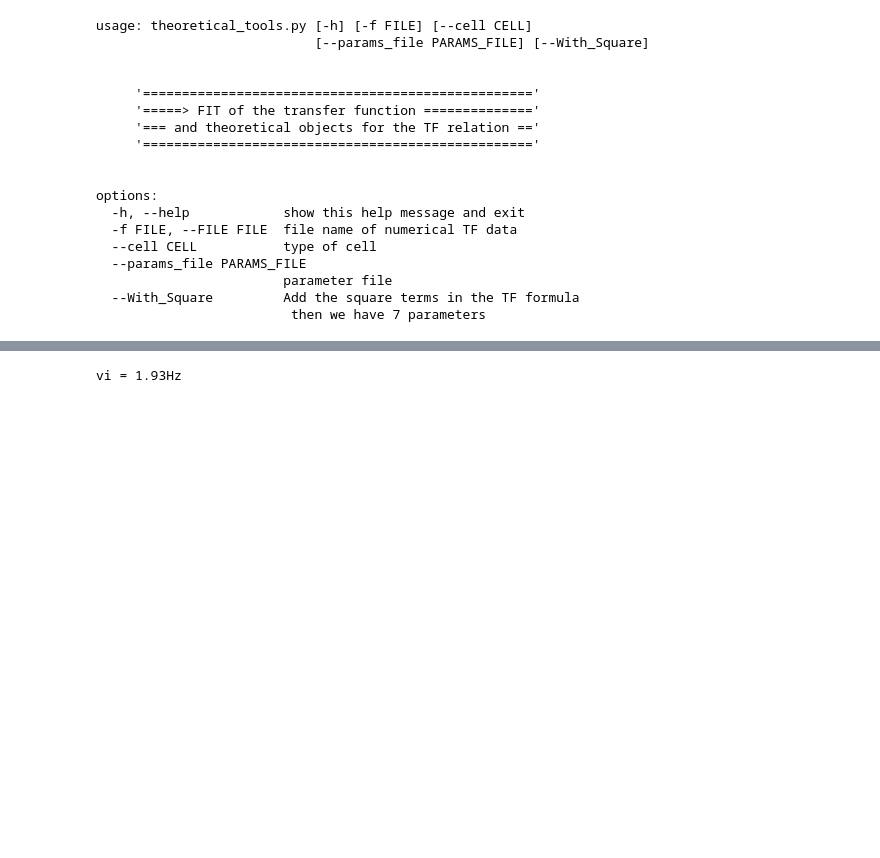
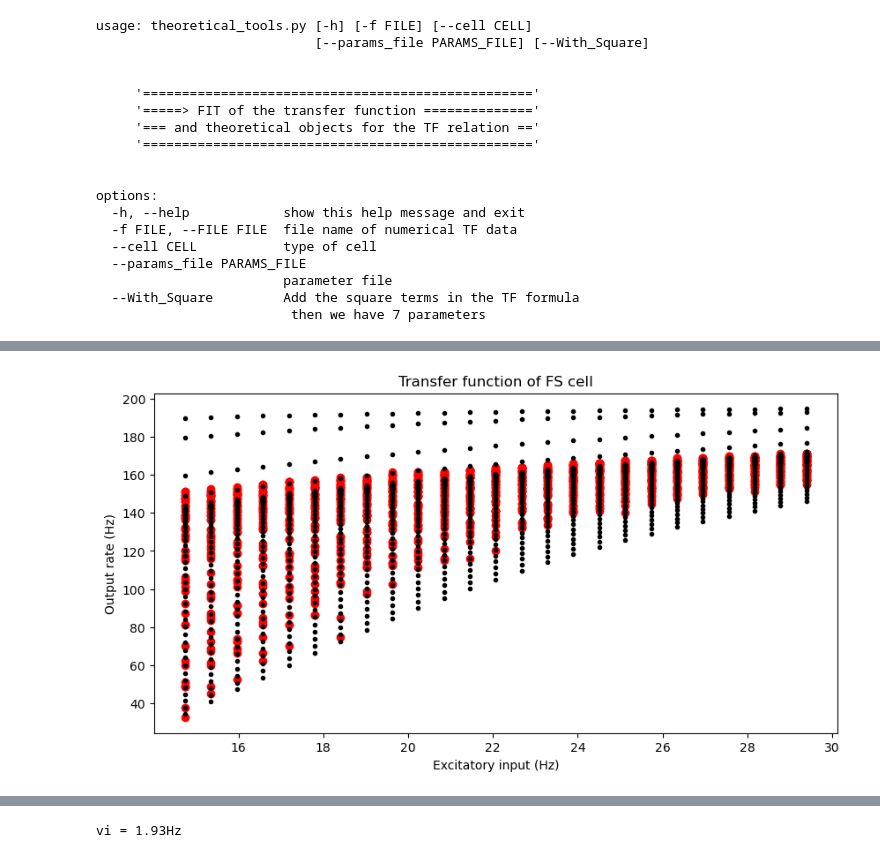
Before and after one commit to mariasacha/paper_pipeline_hub, a Jupyter notebook: whole_pipeline.ipynb, the cells around one changed output, grey strips where cells are left out. Saved outputs shown, nothing was run; the diff lists cells and outputs as text; code cells hidden in the pictures; blank space fills up the shorter version.

```diff
--- a/whole_pipeline.ipynb
+++ b/whole_pipeline.ipynb
@@ -391,0 +350,13 @@ array([        inf,         inf,         inf, ..., -0.03367133,
+# %%
+des_start = 0
+des_end = 30
+start = np.argmin(np.abs(vi - des_start))
+end = np.argmin(np.abs(vi - des_end))
+rid = range(start,end)
+
+
+des_start = 15
+des_end = 30
+start = np.argmin(np.abs(ve - des_start))
+end = np.argmin(np.abs(ve - des_end))
+red = range(start, end)
@@ -391,0 +377,22 @@ array([        inf,         inf,         inf, ..., -0.03367133,
+# %%
+fig, ax = plt.subplots(figsize=(10,5))
+ax.set_title('Transfer function of FS cell')
+ax.set_ylabel('Output rate (Hz)')
+ax.set_xlabel('Excitatory input (Hz)')
+
+inp_exc = feSim
+vve, vvi = np.meshgrid(feSim, fiSim)
+out_rate = np.load(file)
+mu_V, sig_V, tau_V = mu_sig_tau_func(vve, vvi, adapt,params, cell_type)
+g_L = 10 * 1e-9   # 30.0  /1.3
+C_m = 200 * 1e-12  # 281.0 /1.1
+tauN_V = tau_V * g_L / C_m
+
+fit_rate = output_rate(P,mu_V, sig_V, tau_V, tauN_V)
+# ax.plot(inp_exc[red], out_rate[rid][:,red], 'ro', label='data');
+# ax.plot(inp_exc[red], fit_rate[rid][:,red], 'k.', label='fit');
+
+ax.plot(inp_exc[red], out_rate[red], 'ro', label='data');
+ax.plot(inp_exc[red], fit_rate[red], 'k.', label='fit');
+# %% [output]
+[figure, added]
```
Also changed, not shown: parts of 76 cells of this notebook, 8 other files.
